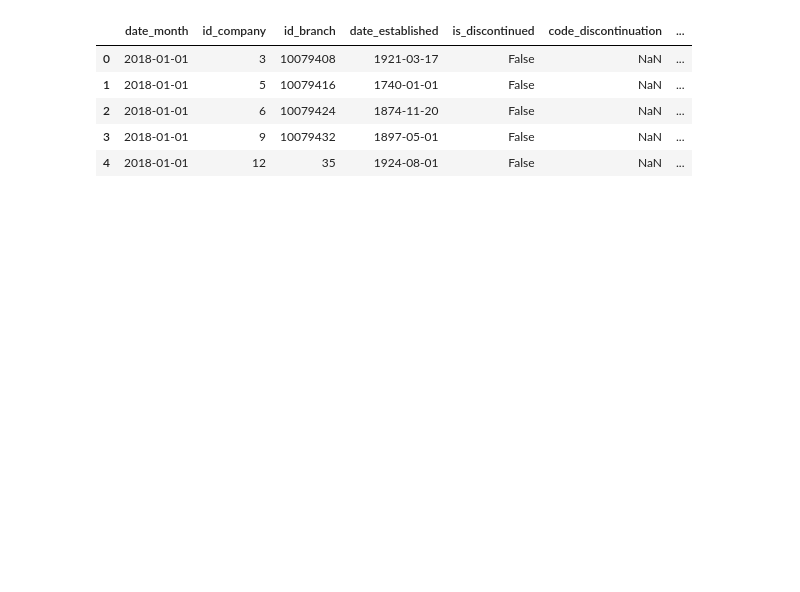
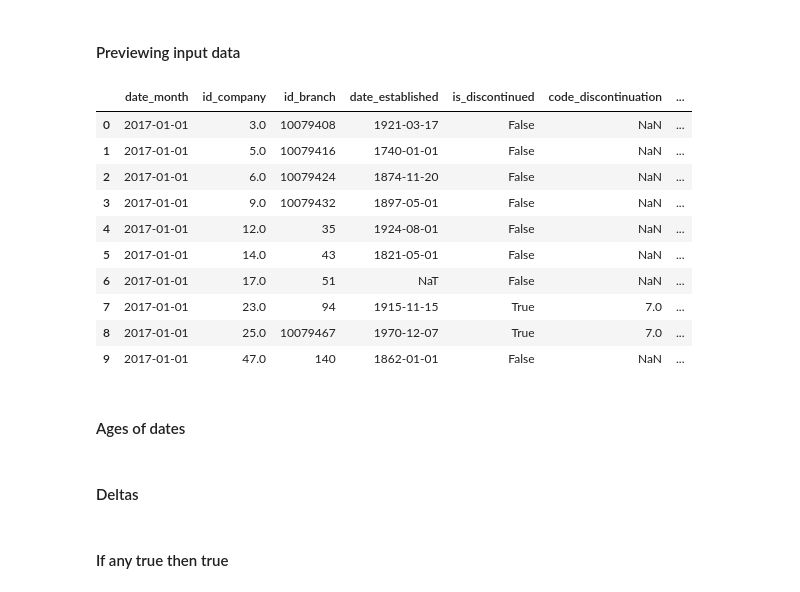
Before and after one commit to mark-me/relocation_indicator, a Jupyter notebook: Notebooks/Data_Merging/graydon_aggregating_per_year.ipynb, the cells around one changed output. Drawn from its saved outputs; the diff is of its cells as text; code cells hidden in the pictures; blank space fills up the shorter version.

```diff
--- a/Notebooks/Data_Merging/graydon_aggregating_per_year.ipynb
+++ b/Notebooks/Data_Merging/graydon_aggregating_per_year.ipynb
@@ -19,3 +57,7 @@ bucket = gcs.get_bucket(bucket_name)
+# %%
+# Setting up dictionary of column types
+parse_dates= ['date_established' , 'date_financial_calamity_started',
+        'date_financial_calamity_stopped', 'date_start', 'from_date_start', 'date_month' ]
 # %%
 def read_one_year_from_bucket_merged_csv(year, dir_prefix = ''):
     """ Reads a whole year of data from the already merged files """
@@ -28,9 +70,12 @@ def read_one_year_from_bucket_merged_csv(year, dir_prefix = ''):
         if year in blob.name:
             print('Processing file: ', blob.name)
             with fs.open('graydon-data/' + blob.name) as f:
-                full_year_df = pd.read_csv(f, sep=',', index_col=0)
+                full_year_df = pd.read_csv(f, sep=',', index_col=0, dtype=dtype, parse_dates=parse_dates
+                                         )
         print('The number of rows so far is: ', full_year_df.shape[0])
     return full_year_df
 # %%
-one_year_df = read_one_year_from_bucket_merged_csv(dir_prefix= 'including_scores/merged_per_year/merged_cleaned', year = '2018')
+one_year_df = read_one_year_from_bucket_merged_csv(
+    dir_prefix= 'including_scores/merged_per_year/merged_cleaned/relocation_dates'
+                                                   , year = '2017')
 # %% [output]
@@ -46,10 +102,18 @@ The number of rows so far is:  19311866
+# %% [markdown]
+#### Previewing input data
 # %%
-# Preview of the data
-HTML(DataFrame(one_year_df).head(5).to_html())
+HTML(DataFrame(one_year_df).head(10).to_html())
 # %% [output]
 |  | date_month | id_company | id_branch | date_established | is_discontinued | code_discontinuation | ... |
-| 0 | 2018-01-01 | 3 | 10079408 | 1921-03-17 | False | NaN | ... |
-| 1 | 2018-01-01 | 5 | 10079416 | 1740-01-01 | False | NaN | ... |
-| 2 | 2018-01-01 | 6 | 10079424 | 1874-11-20 | False | NaN | ... |
-| 3 | 2018-01-01 | 9 | 10079432 | 1897-05-01 | False | NaN | ... |
-| 4 | 2018-01-01 | 12 | 35 | 1924-08-01 | False | NaN | ... |
+| 0 | 2017-01-01 | 3.0 | 10079408 | 1921-03-17 | False | NaN | ... |
+| 1 | 2017-01-01 | 5.0 | 10079416 | 1740-01-01 | False | NaN | ... |
+| 2 | 2017-01-01 | 6.0 | 10079424 | 1874-11-20 | False | NaN | ... |
+| 3 | 2017-01-01 | 9.0 | 10079432 | 1897-05-01 | False | NaN | ... |
+| 4 | 2017-01-01 | 12.0 | 35 | 1924-08-01 | False | NaN | ... |
+| 5 | 2017-01-01 | 14.0 | 43 | 1821-05-01 | False | NaN | ... |
+| 6 | 2017-01-01 | 17.0 | 51 | NaT | False | NaN | ... |
+| 7 | 2017-01-01 | 23.0 | 94 | 1915-11-15 | True | 7.0 | ... |
+| 8 | 2017-01-01 | 25.0 | 10079467 | 1970-12-07 | True | 7.0 | ... |
+| 9 | 2017-01-01 | 47.0 | 140 | 1862-01-01 | False | NaN | ... |
+# %% [markdown]
+#### Ages of dates
@@ -55,0 +161,2 @@ HTML(DataFrame(one_year_df).head(5).to_html())
+# %% [markdown]
+#### Deltas
@@ -55,0 +192,2 @@ HTML(DataFrame(one_year_df).head(5).to_html())
+# %% [markdown]
+#### If any true then true
```
Also changed, not shown: parts of 43 cells of this notebook, 2 other files.
